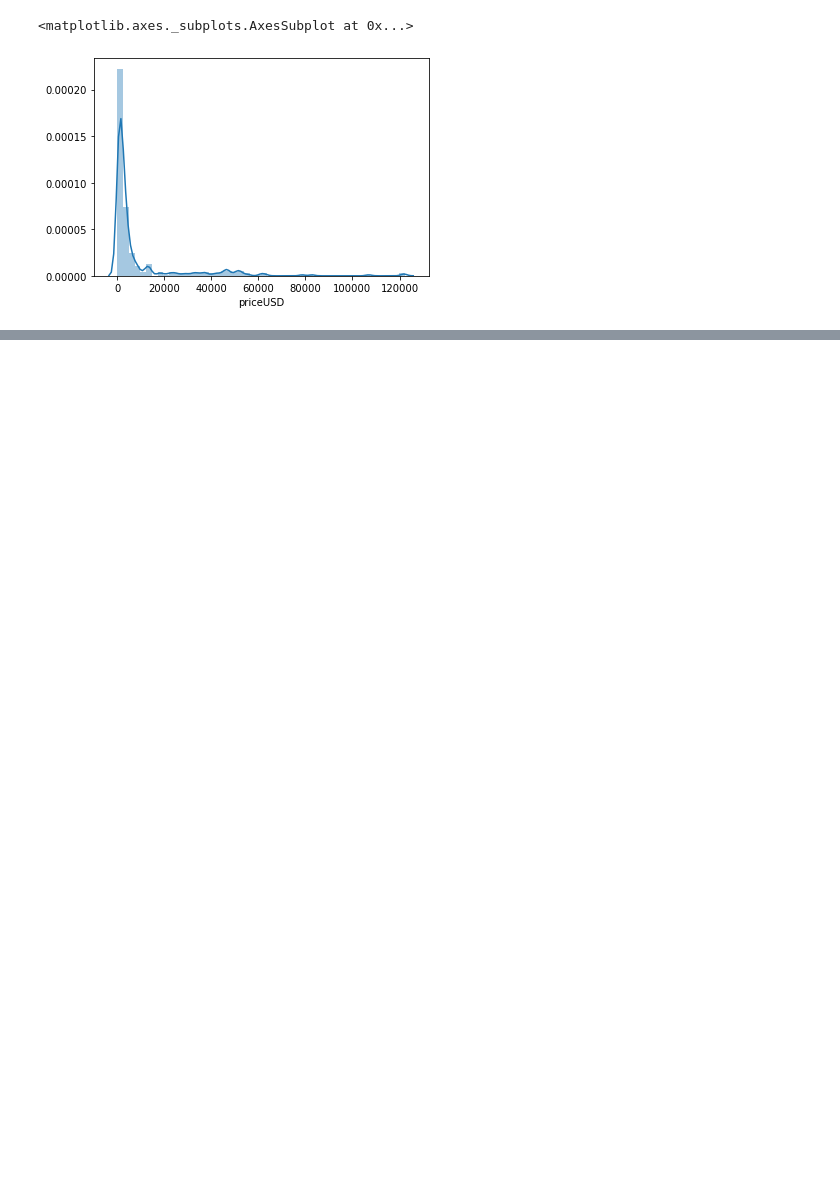
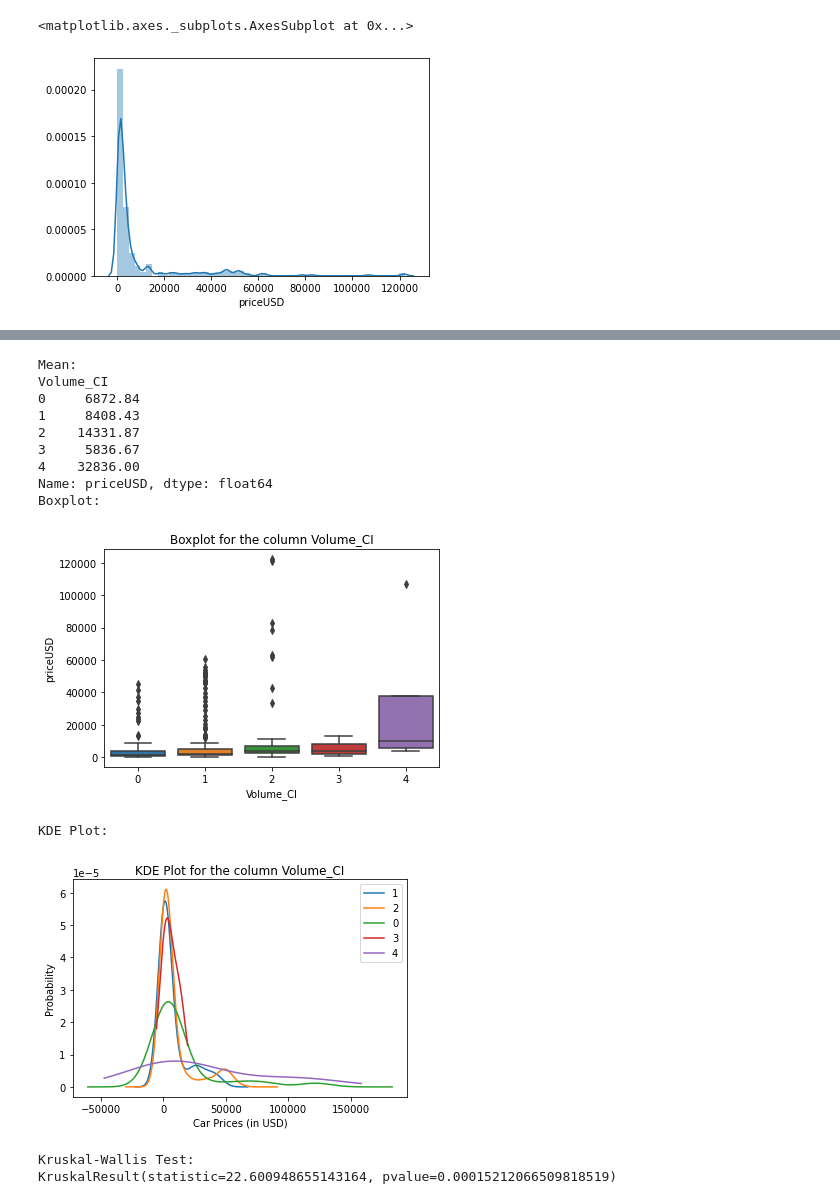
Before and after one commit to JyothiTom/Mechademy_Challenges, a Jupyter notebook: CarsPrices.ipynb, the cells around one changed output, grey strips where cells are left out. Cells and saved outputs as stored; diff of their text form; code cells hidden in the pictures; blank space fills up the shorter version.

```diff
--- a/CarsPrices.ipynb
+++ b/CarsPrices.ipynb
@@ -129,0 +247,17 @@ sns.distplot(mil.priceUSD)
+# %%
+cat_bivar(subdf, col="Volume_CI")
+# %% [output]
+Mean:
+Volume_CI
+0     6872.84
+1     8408.43
+2    14331.87
+3     5836.67
+4    32836.00
+Name: priceUSD, dtype: float64
+Boxplot:
+[figure, added]
+KDE Plot:
+[figure, added]
+Kruskal-Wallis Test:
+KruskalResult(statistic=22.600948655143164, pvalue=0.00015212066509818519)
```
Also changed, not shown: parts of 35 cells of this notebook.
